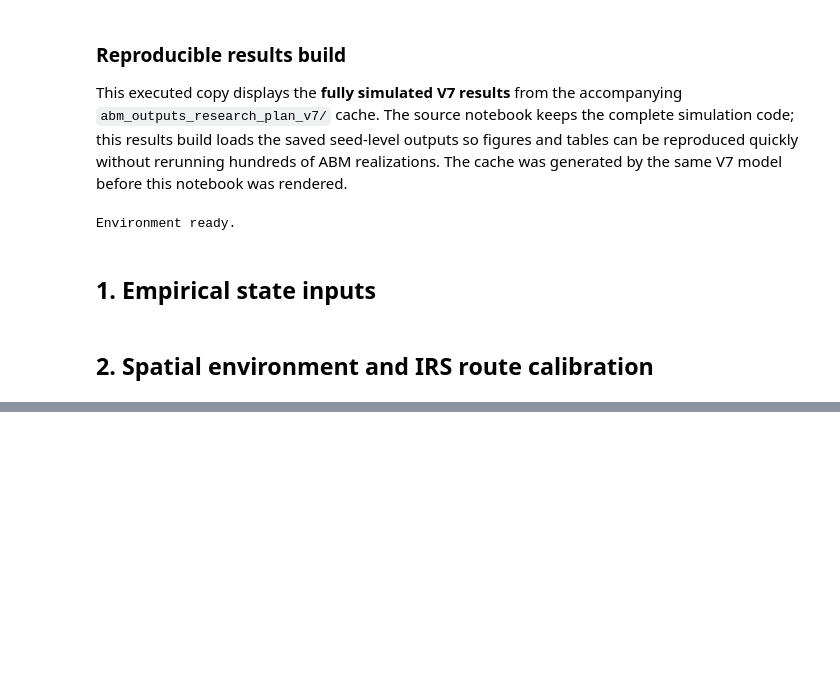
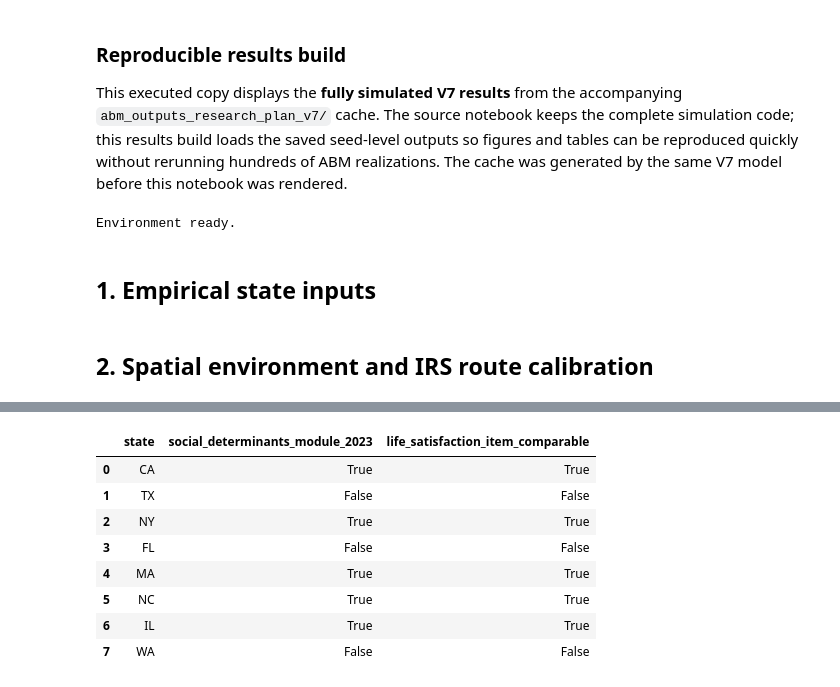
Before and after one commit to Jeremy-Xujia-Chen/CITS4403-GROUP-PROJECT, a Jupyter notebook: 0914-1_v8.ipynb, the cells around one changed output, grey strips where cells are left out. Drawn from its saved outputs; the diff is of its cells as text; code cells hidden in the pictures; blank space fills up the shorter version.

Commit message:
PR-17: BRFSS coverage audit and distance-decay networks

```diff
--- a/0914-1_v8.ipynb
+++ b/0914-1_v8.ipynb
@@ -310,0 +319,14 @@ for s in STATE_CODES:
+# %%
+brfss_coverage = pd.read_csv(RESULT_CACHE / "brfss_2023_coverage_audit.csv")
+brfss_validation_status = pd.read_csv(RESULT_CACHE / "brfss_validation_status.csv")
+display(brfss_coverage); display(brfss_validation_status)
+# %% [output]
+|  | state | social_determinants_module_2023 | life_satisfaction_item_comparable |
+| 0 | CA | True | True |
+| 1 | TX | False | False |
+| 2 | NY | True | True |
+| 3 | FL | False | False |
+| 4 | MA | True | True |
+| 5 | NC | True | True |
+| 6 | IL | True | True |
+| 7 | WA | False | False |
```
Also changed, not shown: parts of 4 cells of this notebook.
